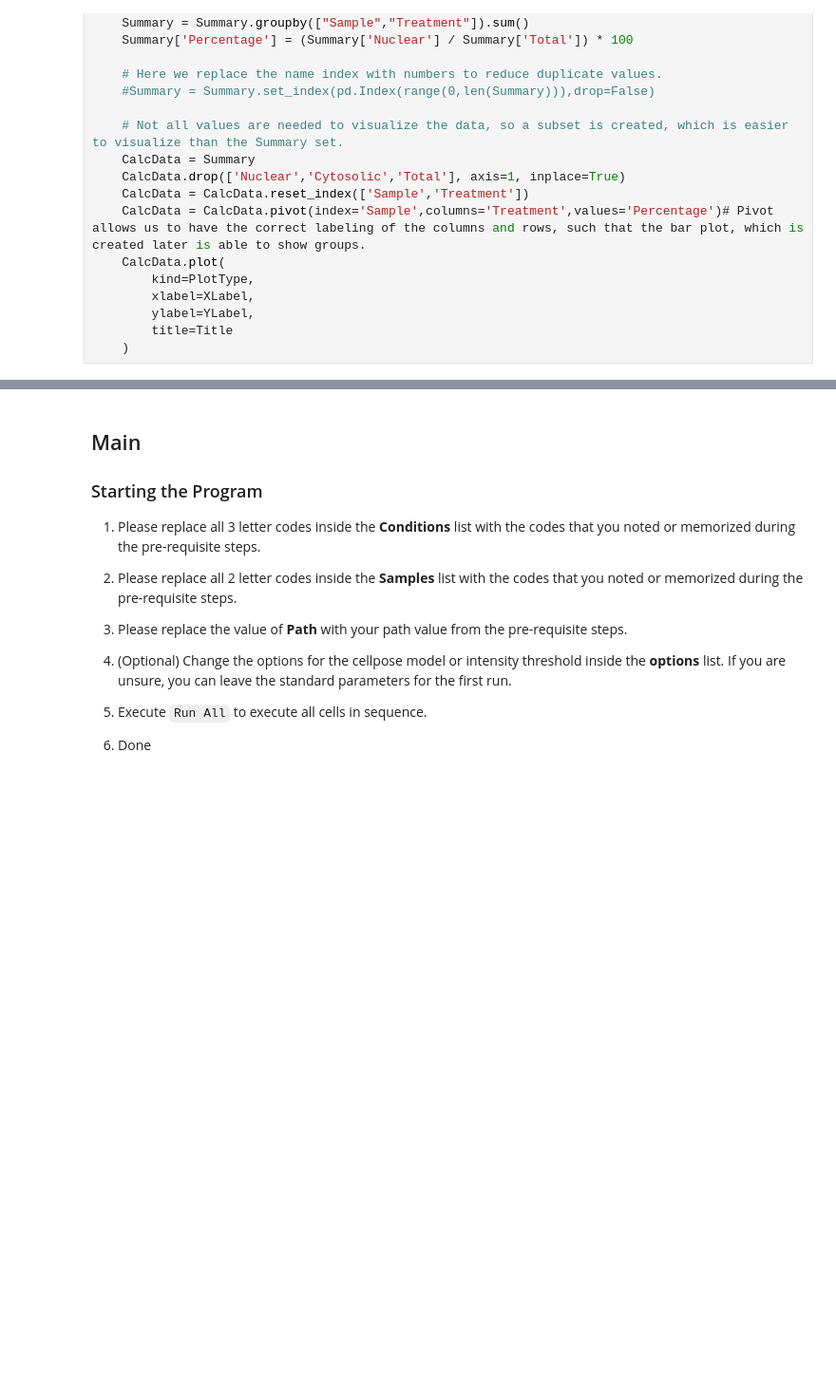
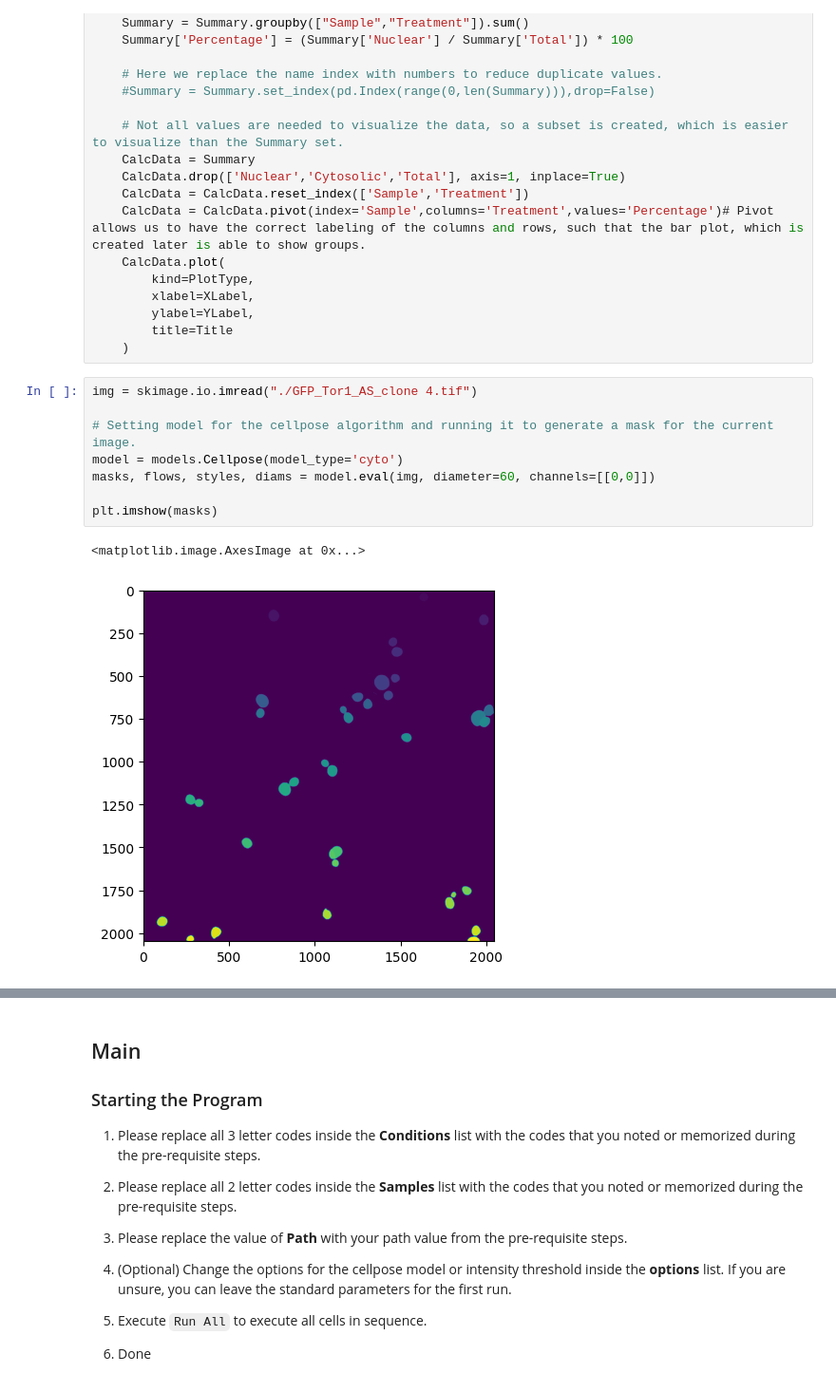
Before and after one commit to Cythion/NCC, a Jupyter notebook: CellCounter.ipynb, the cells around one changed output, grey strips where cells are left out. Shown at 95% size. Cells and saved outputs as stored; diff of their text form; blank space fills up the shorter version.

```diff
--- a/CellCounter.ipynb
+++ b/CellCounter.ipynb
@@ -133,3 +133,14 @@ def DataVisualizer(Data,PlotType='bar',Title='',XLabel='',YLabel=''):
         ylabel=YLabel,
         title=Title
     )
+# %%
+img = skimage.io.imread("./GFP_Tor1_AS_clone 4.tif")
+
+# Setting model for the cellpose algorithm and running it to generate a mask for the current image.
+model = models.Cellpose(model_type='cyto')
+masks, flows, styles, diams = model.eval(img, diameter=60, channels=[[0,0]])
+
+plt.imshow(masks)
+# %% [output]
+<matplotlib.image.AxesImage at 0x...>
+[figure, added]
```
Also changed, not shown: parts of 2 cells of this notebook, 3 other files.
